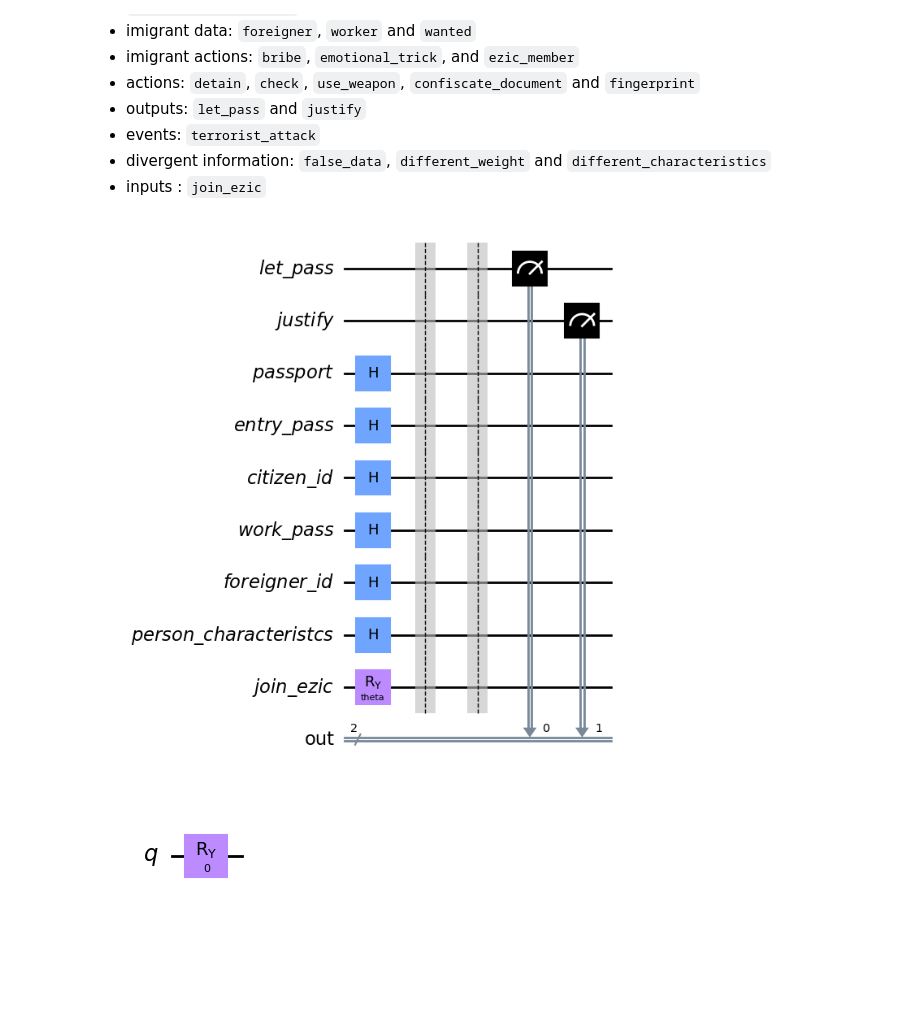
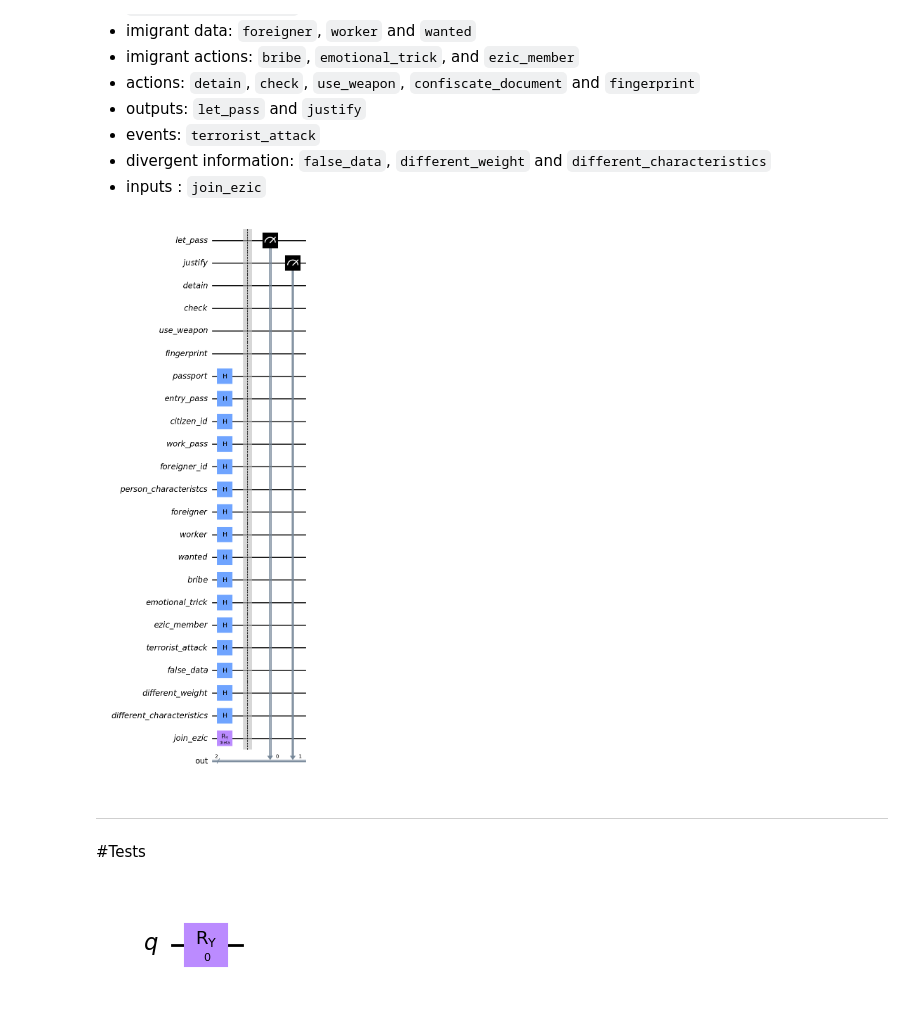
Before and after one commit to Dpbm/QPapersPlease, a Jupyter notebook: papers-please.ipynb, the cells around one changed output. Saved outputs shown, nothing was run; the diff lists cells and outputs as text; code cells hidden in the pictures; blank space fills up the shorter version.

Commit message:
removed confiscate document

```diff
--- a/papers-please.ipynb
+++ b/papers-please.ipynb
@@ -41,9 +41,8 @@ imigrant_actions = [bribe, emotional_trick, ezic_member]
 detain = QuantumRegister(1, name="detain")
 check = QuantumRegister(1, name="check")
 use_weapon = QuantumRegister(1, name="use_weapon")
-confiscate_document = QuantumRegister(1, name="confiscate_document")
 fingerprint = QuantumRegister(1, name="fingerprint")
-actions = [detain, check, use_weapon, confiscate_document, fingerprint]
+actions = [detain, check, use_weapon, fingerprint]
 # %%
 #outputs
 let_pass = QuantumRegister(1, name="let_pass")
@@ -86,32 +83,31 @@ def add_measurements(circuit, qubits, clbits):
 # %%
 theta = Parameter('theta')
 parameters = [theta]
 
 qubits_list = [
     *outputs,
+    *actions,
     *documents,
-    #*imigrant_data,
-    #*imigrant_actions,
-    #*actions,
-    #*events,
-    #*divergent_information,
+    *imigrant_data,
+    *imigrant_actions,
+    *events,
+    *divergent_information,
     *inputs,
 ]
 
 qc = QuantumCircuit(*qubits_list, out)
 
-qc = generate_superposition(qc, [qubit for qubit in qubits_list if qubit.name not in [*input_names, *output_names]])
+qc = generate_superposition(qc, [*documents, *imigrant_data, *imigrant_actions, *events, *divergent_information])
 qc = add_inputs_parameters(qc, inputs, parameters)
-
 qc.barrier()
-
-qc.barrier()
-
 qc = add_measurements(qc, outputs, out)
 
 qc.draw('mpl')
 # %% [output]
-[figure, old version]
+[figure, new version]
+# %% [markdown]
+----
+#Tests
 # %%
 test = QuantumCircuit(1)
 test.ry(0, 0)
```
Also changed, not shown: parts of 2 cells of this notebook.
